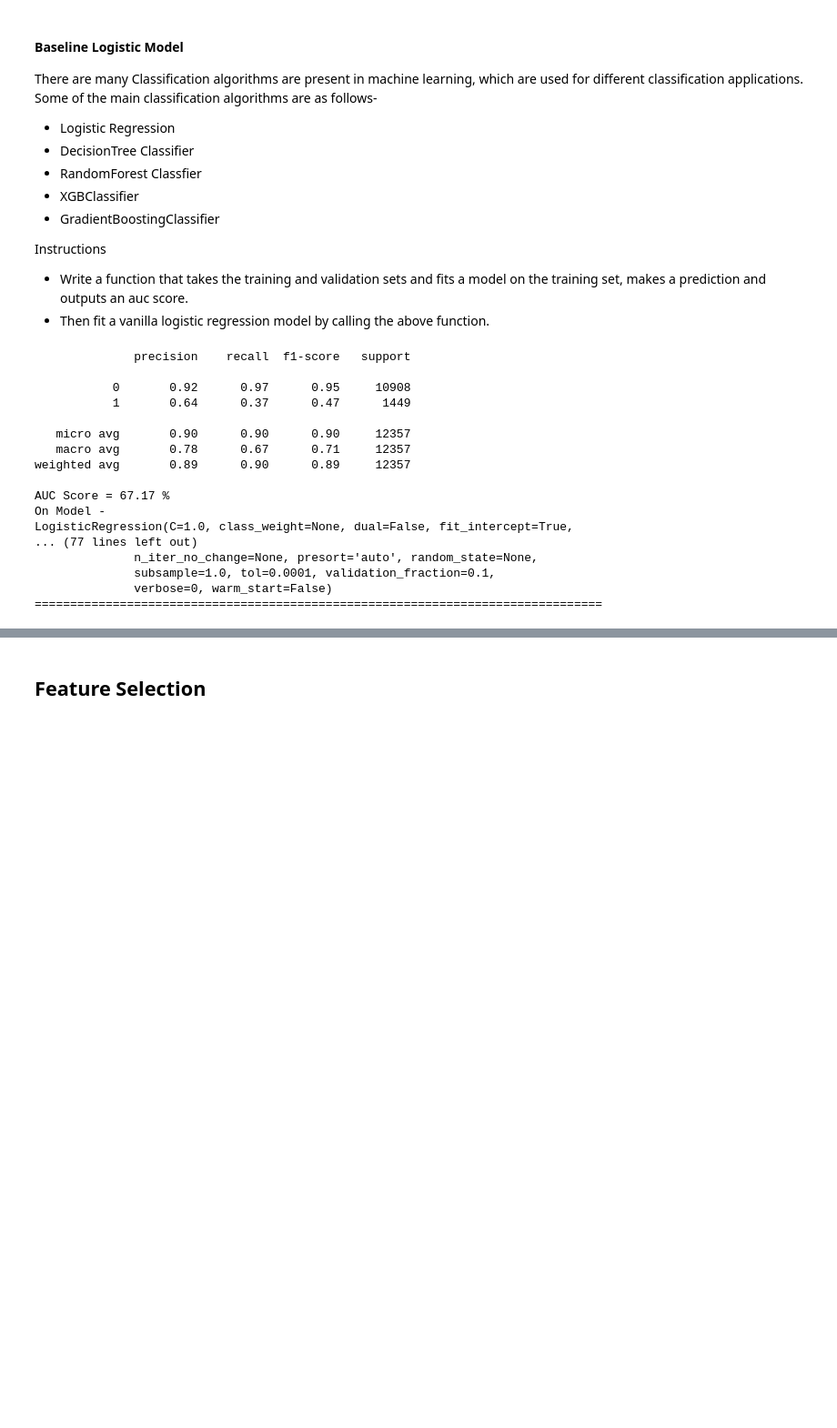
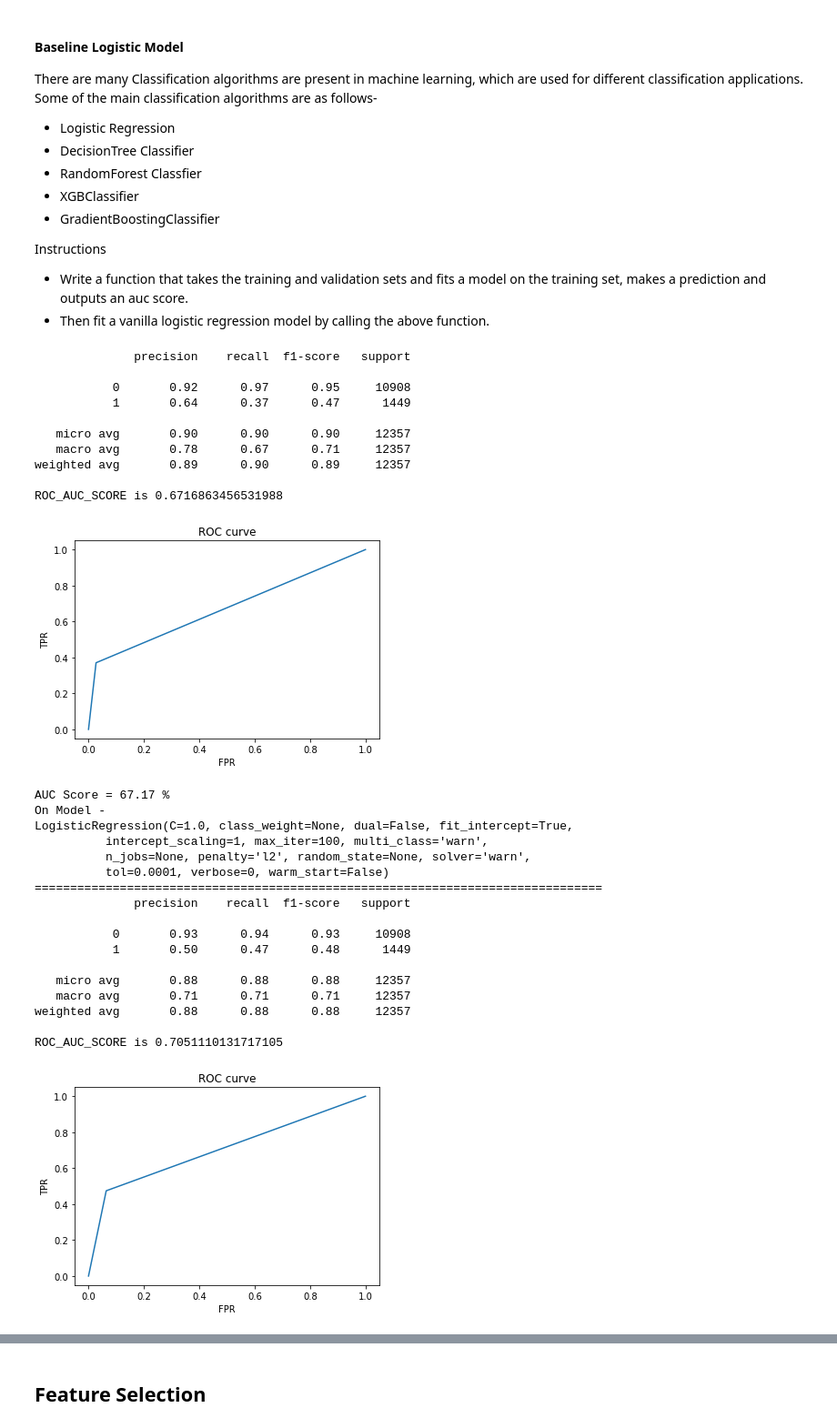
Before and after one commit to commit-live-students/hackathon_sample, a Jupyter notebook: hackathon_template.ipynb, the cells around one changed output, grey strips where cells are left out. Shown: that part at 91% size. Saved outputs shown, nothing was run; the diff lists cells and outputs as text; code cells hidden in the pictures; blank space fills up the shorter version.

```diff
--- a/hackathon_template.ipynb
+++ b/hackathon_template.ipynb
@@ -604,37 +604,59 @@ Instructions
 # %%
 def run_model(xtrain, xval, ytrain, yval, model):
     '''
     Performs model training and tests using ROC-AUC
     returns AUC score
     '''
     model.fit(xtrain, ytrain)
     y_scores = model.predict(xval)
     auc = roc_auc_score(yval, y_scores)
     print(classification_report(y_val,y_scores))
+    false_positive_rate, true_positive_rate, thresholds = roc_curve(y_val, y_scores)
+    print('ROC_AUC_SCORE is',roc_auc_score(y_val, y_scores))
+
+    #fpr, tpr, _ = roc_curve(y_test, predictions[:,1])
+
+    plt.plot(false_positive_rate, true_positive_rate)
+    plt.xlabel('FPR')
+    plt.ylabel('TPR')
+    plt.title('ROC curve')
+    plt.show()
     return auc
 
 models = [LogisticRegression,DecisionTreeClassifier, RandomForestClassifier,XGBClassifier,GradientBoostingClassifier]
 for model in models:
     # run model
     model = model()
     auc = run_model(X_train, X_val, y_train, y_val, model) # train and returns AUC test score
     print('AUC Score = %.2f' %(auc*100) +' %\nOn Model - \n'+str(model))
     print('===='*20)
 # %% [output]
               precision    recall  f1-score   support
 
            0       0.92      0.97      0.95     10908
            1       0.64      0.37      0.47      1449
 
    micro avg       0.90      0.90      0.90     12357
    macro avg       0.78      0.67      0.71     12357
 weighted avg       0.89      0.90      0.89     12357
 
-AUC Score = 67.17 %
-On Model -
-LogisticRegression(C=1.0, class_weight=None, dual=False, fit_intercept=True,
-... (77 lines left out)
-              n_iter_no_change=None, presort='auto', random_state=None,
-              subsample=1.0, tol=0.0001, validation_fraction=0.1,
-              verbose=0, warm_start=False)
-================================================================================
+ROC_AUC_SCORE is 0.6716863456531988
+[figure, added]
+AUC Score = 67.17 %
+On Model -
+LogisticRegression(C=1.0, class_weight=None, dual=False, fit_intercept=True,
+          intercept_scaling=1, max_iter=100, multi_class='warn',
+          n_jobs=None, penalty='l2', random_state=None, solver='warn',
+          tol=0.0001, verbose=0, warm_start=False)
+================================================================================
+              precision    recall  f1-score   support
+
+           0       0.93      0.94      0.93     10908
+           1       0.50      0.47      0.48      1449
+
+   micro avg       0.88      0.88      0.88     12357
+   macro avg       0.71      0.71      0.71     12357
+weighted avg       0.88      0.88      0.88     12357
+
+ROC_AUC_SCORE is 0.7051110131717105
+[figure, added]
```
Also changed, not shown: parts of 3 cells of this notebook.
